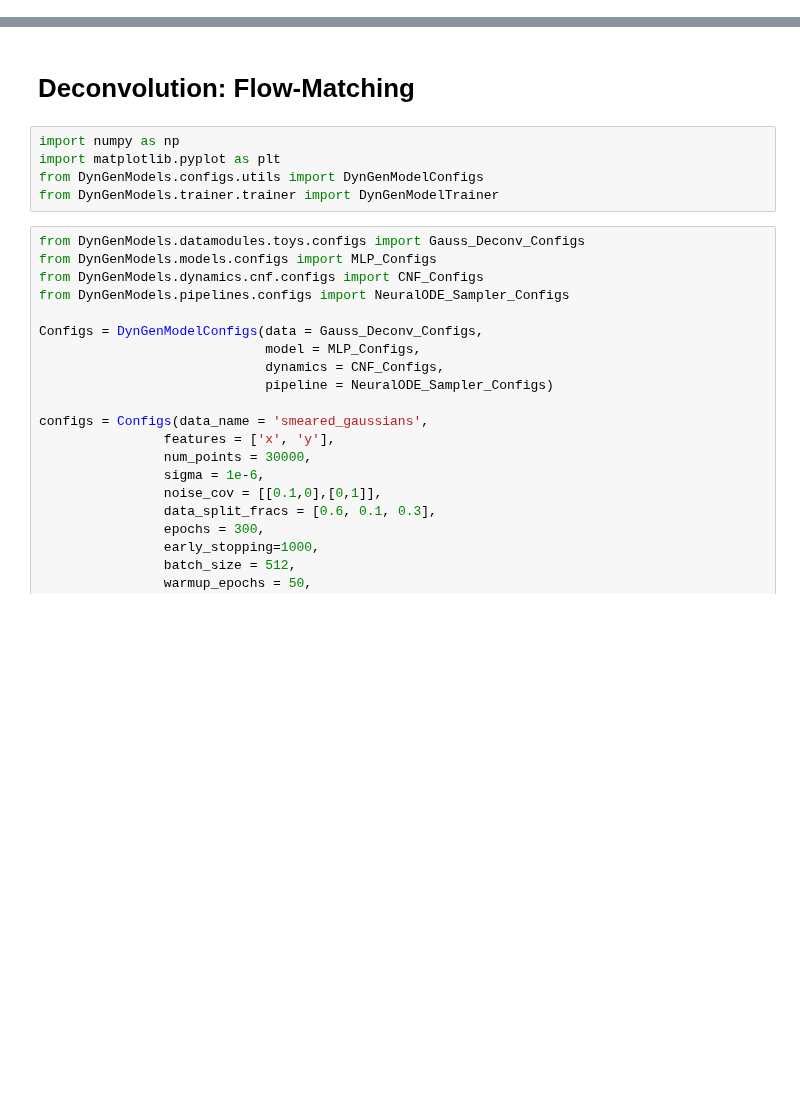
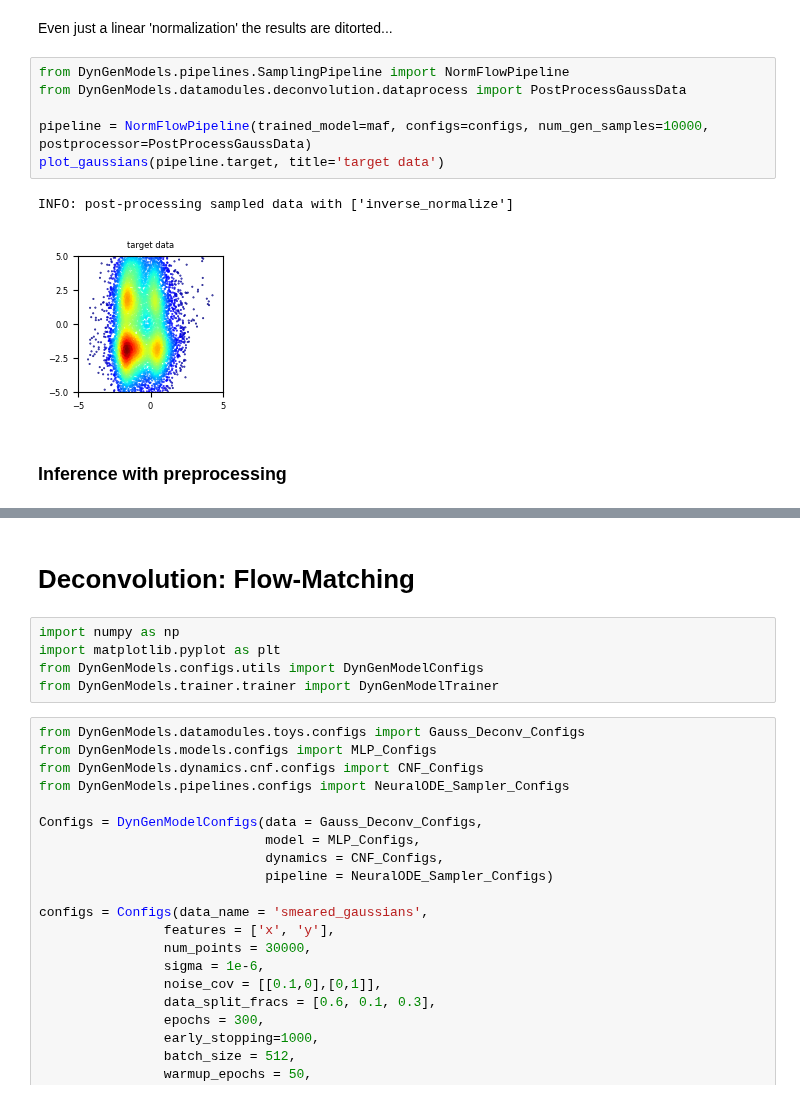
Before and after one commit to dfaroughy/DynGenModels, a Jupyter notebook: experiments/deconvolution.ipynb, the cells around one changed output, grey strips where cells are left out. Drawn from its saved outputs; the diff is of its cells as text; blank space fills up the shorter version.

```diff
--- a/experiments/deconvolution.ipynb
+++ b/experiments/deconvolution.ipynb
@@ -0,0 +136,13 @@
+# %% [markdown]
+Even just a linear 'normalization' the results are ditorted...
+# %%
+from DynGenModels.pipelines.SamplingPipeline import NormFlowPipeline
+from DynGenModels.datamodules.deconvolution.dataprocess import PostProcessGaussData
+
+pipeline = NormFlowPipeline(trained_model=maf, configs=configs, num_gen_samples=10000, postprocessor=PostProcessGaussData)
+plot_gaussians(pipeline.target, title='target data')
+# %% [output]
+INFO: post-processing sampled data with ['inverse_normalize']
+[figure, added]
+# %% [markdown]
+### Inference with preprocessing
```
Also changed, not shown: parts of 14 cells of this notebook, 13 other files.
